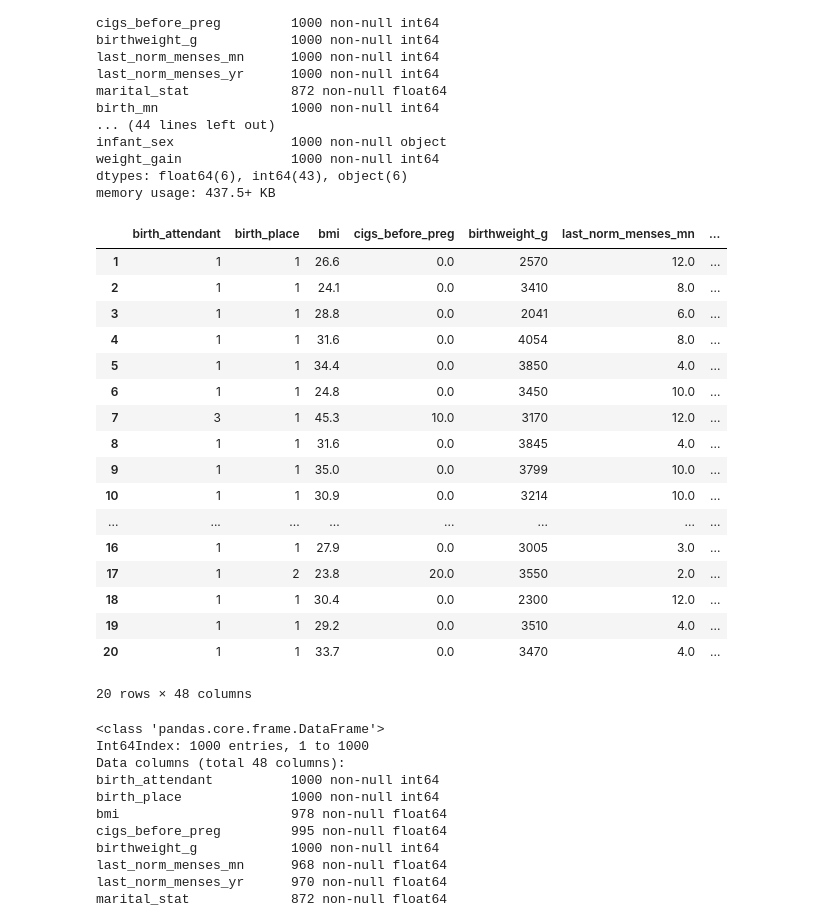
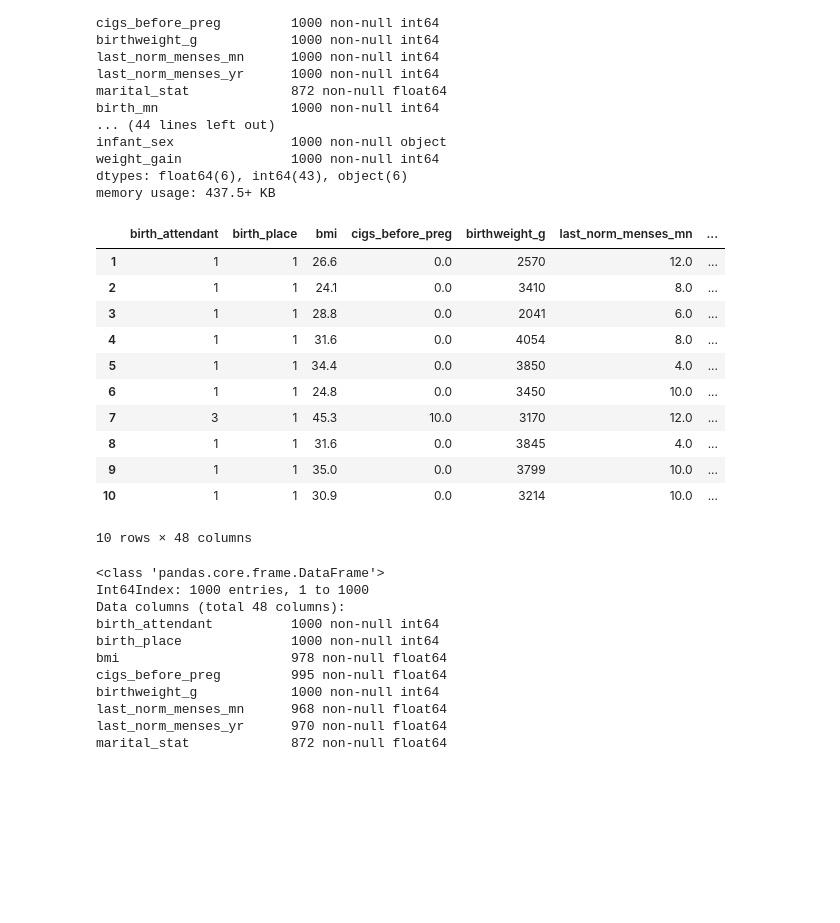
Before and after one commit to catrionamackay/Machine-Learning-Project, a Jupyter notebook: Data_processing.ipynb, the cells around one changed output. Cells and saved outputs as stored; diff of their text form; code cells hidden in the pictures; blank space fills up the shorter version.

```diff
--- a/Data_processing.ipynb
+++ b/Data_processing.ipynb
@@ -72,7 +76,7 @@ df = df.drop(['birth_yr',
               'm_age_imp',
               'm_marital_stat_imp',
               'm_race_imp',
-              'payment_r'], axis=1)
+              'payment_det'], axis=1)
 # %%
 def replace_na(data, column_name, value):
     data[column_name] = data[column_name].mask(data[column_name] == value, np.nan)
@@ -122,26 +126,20 @@ df['m_morbidity'] = df['m_morbidity'].mask(df['m_morbidity'] == 0, 'Y')
 df['riskf'] = df['riskf'].mask(df['riskf'] == 1, 'N')
 df['riskf'] = df['riskf'].mask(df['riskf'] == 0, 'Y')
 # %%
-df.head(20)
+df.head(10)
 # %% [output]
 |  | birth_attendant | birth_place | bmi | cigs_before_preg | birthweight_g | last_norm_menses_mn | ... |
 | 1 | 1 | 1 | 26.6 | 0.0 | 2570 | 12.0 | ... |
 | 2 | 1 | 1 | 24.1 | 0.0 | 3410 | 8.0 | ... |
 | 3 | 1 | 1 | 28.8 | 0.0 | 2041 | 6.0 | ... |
 | 4 | 1 | 1 | 31.6 | 0.0 | 4054 | 8.0 | ... |
 | 5 | 1 | 1 | 34.4 | 0.0 | 3850 | 4.0 | ... |
 | 6 | 1 | 1 | 24.8 | 0.0 | 3450 | 10.0 | ... |
 | 7 | 3 | 1 | 45.3 | 10.0 | 3170 | 12.0 | ... |
 | 8 | 1 | 1 | 31.6 | 0.0 | 3845 | 4.0 | ... |
 | 9 | 1 | 1 | 35.0 | 0.0 | 3799 | 10.0 | ... |
 | 10 | 1 | 1 | 30.9 | 0.0 | 3214 | 10.0 | ... |
-| ... | ... | ... | ... | ... | ... | ... | ... |
-| 16 | 1 | 1 | 27.9 | 0.0 | 3005 | 3.0 | ... |
-| 17 | 1 | 2 | 23.8 | 20.0 | 3550 | 2.0 | ... |
-| 18 | 1 | 1 | 30.4 | 0.0 | 2300 | 12.0 | ... |
-| 19 | 1 | 1 | 29.2 | 0.0 | 3510 | 4.0 | ... |
-| 20 | 1 | 1 | 33.7 | 0.0 | 3470 | 4.0 | ... |
-20 rows × 48 columns
+10 rows × 48 columns
 # %%
 df.info()
 # %% [output]
```
Also changed, not shown: parts of 10 cells of this notebook, 7 other files.
